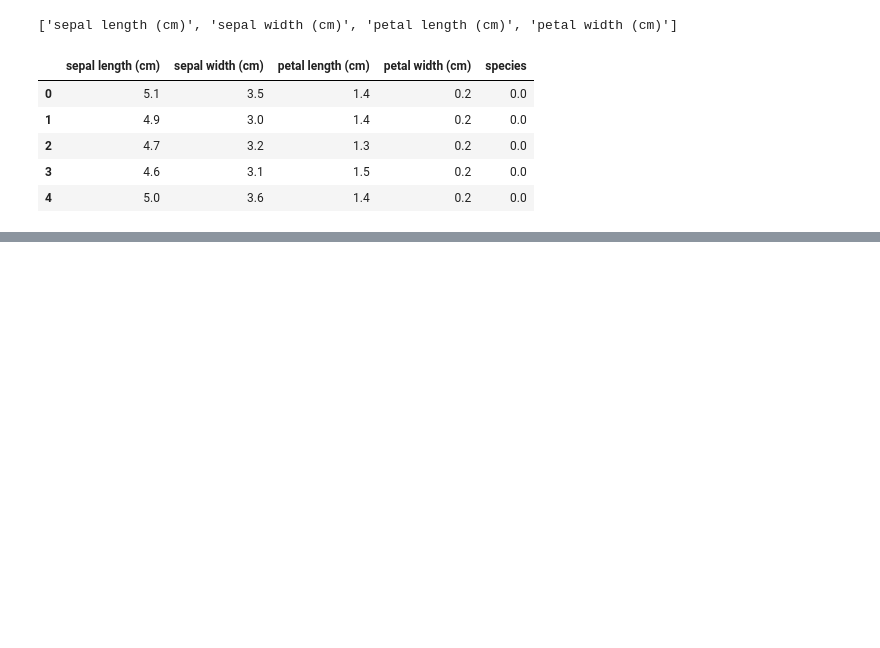
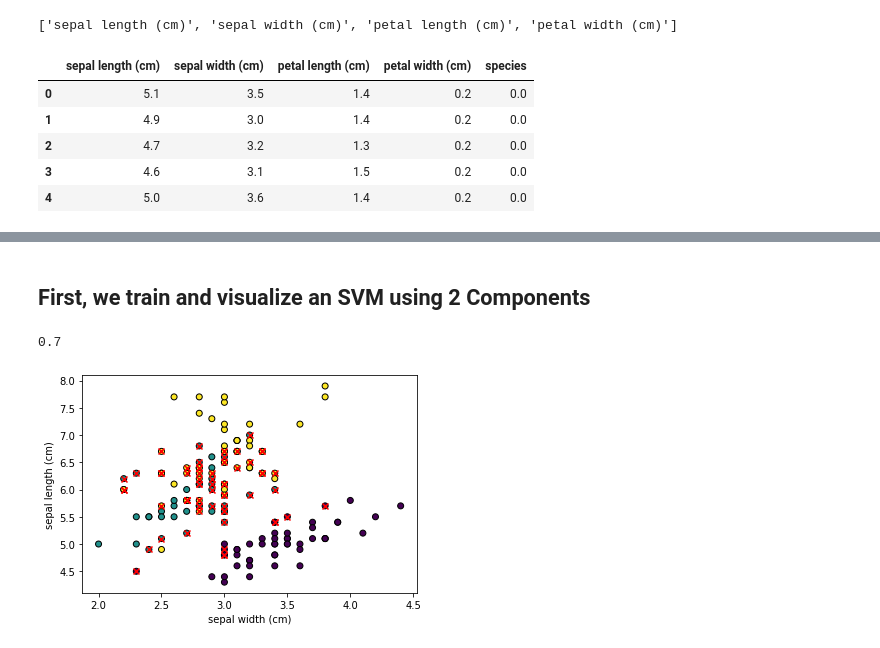
Before and after one commit to danineamati/Fun-Projects, a Jupyter notebook: Machine Learning/SVM_Flowers.ipynb, the cells around one changed output, grey strips where cells are left out. Drawn from its saved outputs; the diff is of its cells as text; code cells hidden in the pictures; blank space fills up the shorter version.

```diff
--- a/Machine Learning/SVM_Flowers.ipynb
+++ b/Machine Learning/SVM_Flowers.ipynb
@@ -85,0 +56,43 @@ def make_meshgrid(x, y, h=.02):
+# %% [markdown]
+## First, we train and visualize an SVM using 2 Components
+# %%
+# Separate Features (X) from Labels (y)
+# X = flowers.data
+# y = flowers.target
+
+cols = df.columns
+
+x1_index = 1
+x2_index = 0
+
+X = pd.concat([df.loc[:, cols[x1_index]], df.loc[:, cols[x2_index]]], axis=1)
+y = df.loc[:, 'species']
+
+percent_split = 0.2
+X_train, X_test, y_train, y_test = model_selection.\
+                    train_test_split(X, y, test_size = percent_split)
+
+# Now we choose the SVM Classifier
+clf = svm.SVC(kernel='linear')
+clf.fit(X_train, y_train)
+
+# Now we compare the score
+accuracy = clf.score(X_test, y_test)
+print(accuracy)
+
+
+# Now we want to visualize the support vectors
+x_coord = df.columns[x1_index]
+y_coord = df.columns[x2_index]
+
+plt.scatter(df[x_coord], df[y_coord], \
+            c = df['species'], edgecolors = 'k')
+plt.scatter(clf.support_vectors_[:, 0], \
+            clf.support_vectors_[:, 1], \
+            c = 'r', marker = 'x')
+plt.xlabel(x_coord)
+plt.ylabel(y_coord)
+plt.show()
+# %% [output]
+0.7
+[figure, added]
```
Also changed, not shown: parts of 24 cells of this notebook.
